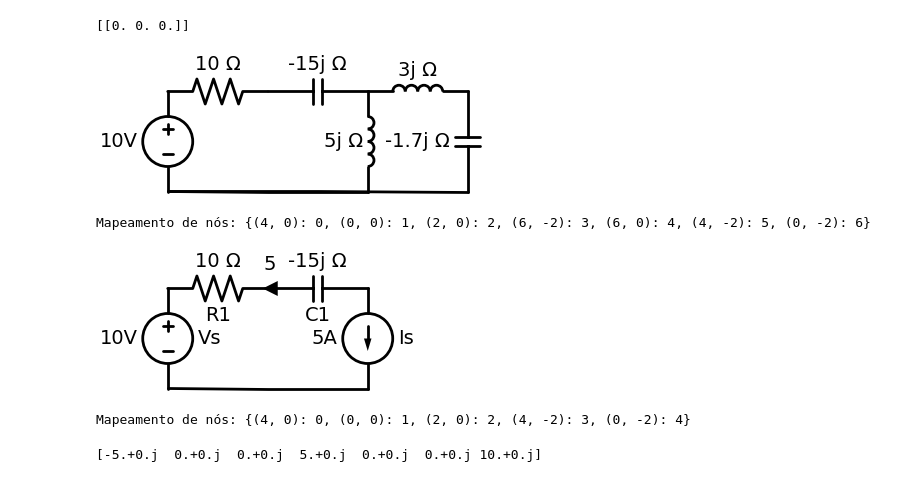
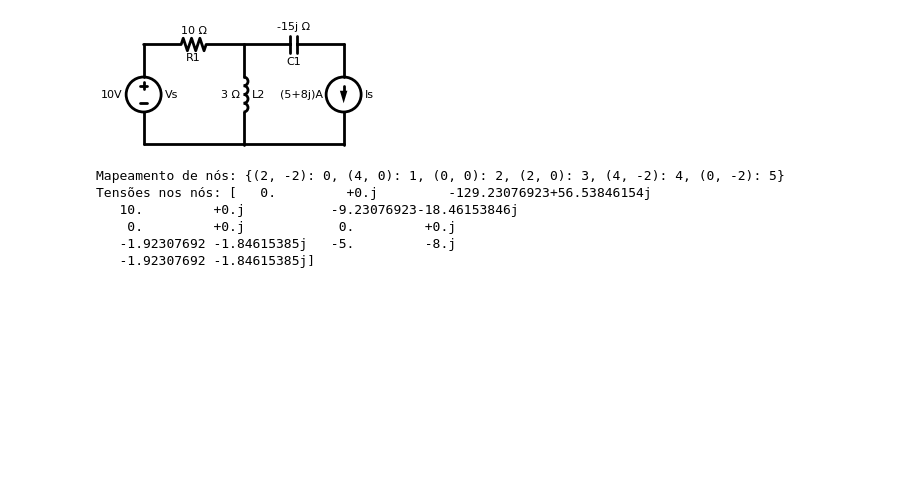
Before and after one commit to ygordealmeida/PhaCircuits, a Jupyter notebook: circuit.ipynb, the cells around one changed output. Cells and saved outputs as stored; diff of their text form; code cells hidden in the pictures; blank space fills up the shorter version.

Commit message:
Visualizar correntes

```diff
--- a/circuit.ipynb
+++ b/circuit.ipynb
@@ -138,45 +207,25 @@ class Circuito:
-# %%
-x = np.zeros( (1,3 ))
-print(x)
-# %% [output]
-[[0. 0. 0.]]
 # %%
 circuito=Circuito()
-circuito.element('Resistor',(0,0),(2,0),10,)
-circuito.element('Capacitor',(2,0),(4,0),-15j)
-circuito.element('Inductor',(4,0),(4,-2),5j,)
-circuito.element('Wire',(4,-2),(0,-2))
-circuito.element("Voltage Source",(0,-2),(0,0),10)
-circuito.element("Inductor",(4,0),(6,0),3j)
-circuito.element("Capacitor",(6,0),(6,-2),-1.7j)
-circuito.element('Wire',(6,-2),(0,-2))
-
+circuito.element("Voltage Source",(0,-2),(0,0),10,'Vs')
+circuito.element('Resistor',(0,0),(2,0),10,"R1")
+circuito.element('Capacitor',(2,0),(4,0),-15j,"C1")
+circuito.element('Current Source',(4,0),(4,-2),5+8j,'Is')
+#circuito.element('Wire',(4,-2),(0,-2))
+circuito.element('Wire',(4,-2),(2,-2))
+circuito.element('Wire',(2,-2),(0,-2))
+#circuito.element('Resistor',(2,0),(0,-2),2)
+circuito.element("Inductor",(2,0),(2,-2),3,"L2")
+circuito.set_reference(4)
 circuito.draw()
 circuito.map_nodes()
+G,I=circuito.montar_equacoes()
+#circuito.mostrar_matriz_condutancia()
+V=circuito.resolver_circuito()
 # %% [output]
-[figure, old version]
+[figure, new version]
-Mapeamento de nós: {(4, 0): 0, (0, 0): 1, (2, 0): 2, (6, -2): 3, (6, 0): 4, (4, -2): 5, (0, -2): 6}
+Mapeamento de nós: {(2, -2): 0, (4, 0): 1, (0, 0): 2, (2, 0): 3, (4, -2): 4, (0, -2): 5}
+Tensões nos nós: [   0.         +0.j         -129.23076923+56.53846154j
+   10.         +0.j           -9.23076923-18.46153846j
+    0.         +0.j            0.         +0.j
+   -1.92307692 -1.84615385j   -5.         -8.j
+   -1.92307692 -1.84615385j]
-# %%
-circuito=Circuito()
-circuito.element('Resistor',(0,0),(2,0),10,"R1")
-circuito.element('Capacitor',(2,0),(4,0),-15j,"C1")
-circuito.element('Current Source',(4,0),(4,-2),5,'Is')
-circuito.element('Wire',(4,-2),(0,-2))
-#circuito.element('Wire',(4,-2),(2,-2))
-#circuito.element('Wire',(2,-2),(0,-2))
-circuito.element("Voltage Source",(0,-2),(0,0),10,'Vs')
-#circuito.element('Resistor',(2,0),(0,-2),2)
-
-circuito.set_reference(4)
-circuito.draw()
-circuito.map_nodes()
-G,I=circuito.montar_equacoes()
-#circuito.mostrar_matriz_condutancia()
-# %% [output]
-[figure, removed]
-Mapeamento de nós: {(4, 0): 0, (0, 0): 1, (2, 0): 2, (4, -2): 3, (0, -2): 4}
-# %%
-G,I = circuito.montar_equacoes()
-print(I)
-# %% [output]
-[-5.+0.j  0.+0.j  0.+0.j  5.+0.j  0.+0.j  0.+0.j 10.+0.j]
```
Also changed, not shown: parts of 6 cells of this notebook.
